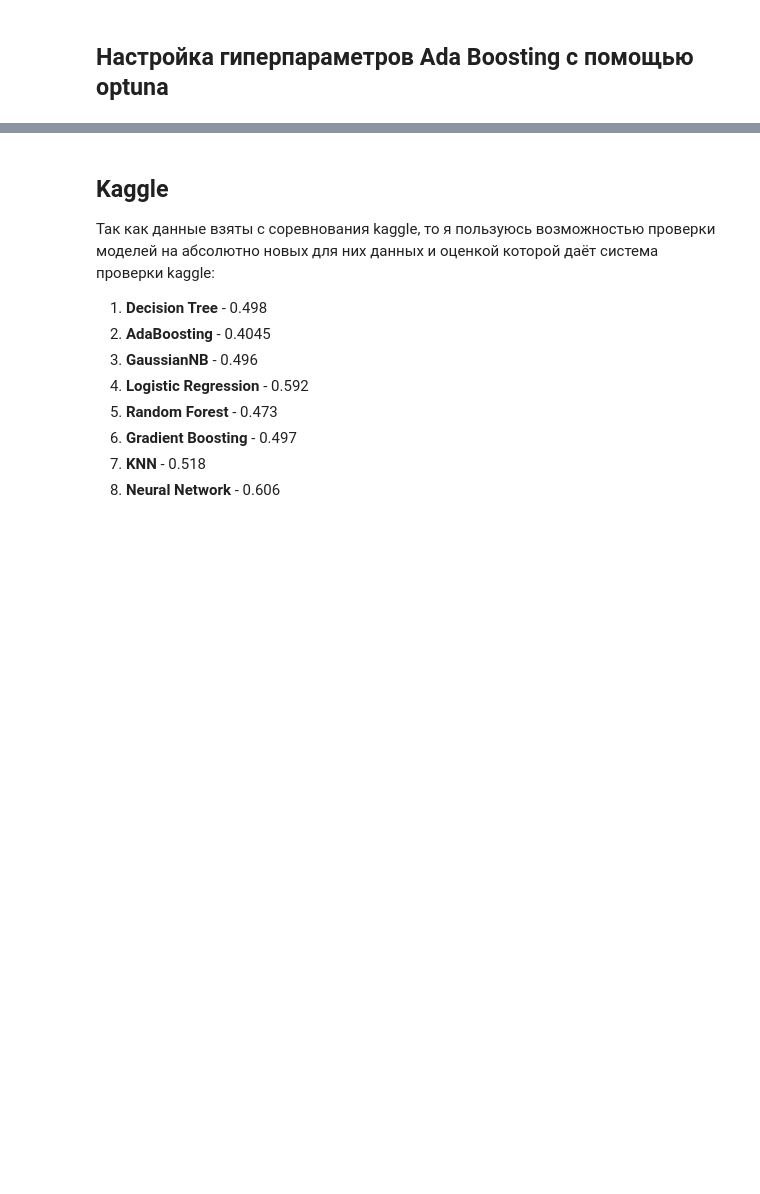
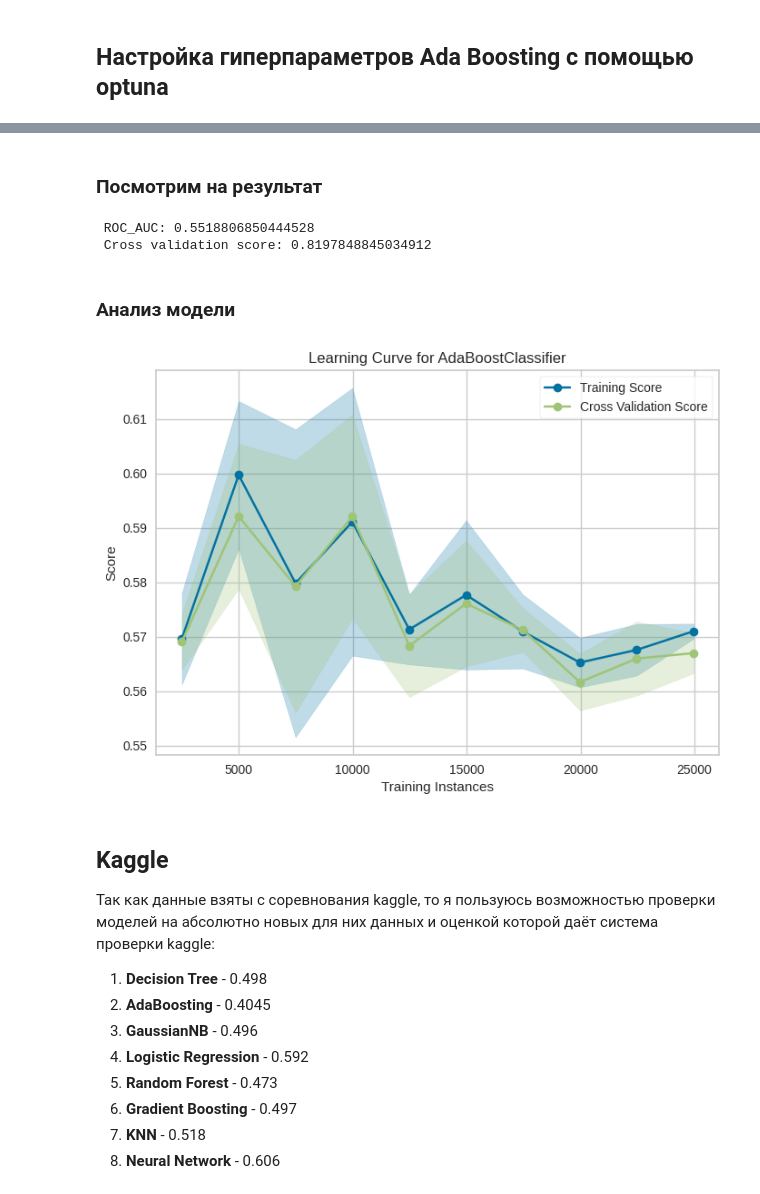
Before and after one commit to l00fi/bayes_optimization, a Jupyter notebook: main.ipynb, the cells around one changed output, grey strips where cells are left out. Saved outputs shown, nothing was run; the diff lists cells and outputs as text; code cells hidden in the pictures; blank space fills up the shorter version.

```diff
--- a/main.ipynb
+++ b/main.ipynb
@@ -548,4 +544,24 @@ KeyboardInterrupt
 KeyboardInterrupt:
+# %% [markdown]
+### Посмотрим на результат
+# %%
+from sklearn.ensemble import AdaBoostClassifier
+
+pipline = make_pipeline(AdaBoostClassifier())
+model_Ada = pipline.fit(X_train, y_train)
+print(f" ROC_AUC: {roc_auc_score(y_test, model_Ada.predict(X_test))}\n Cross validation score: {np.mean(cross_val_score(model_Ada, X, y, scoring="roc_auc"))}")
+# %% [output]
+ ROC_AUC: 0.5518806850444528
+ Cross validation score: 0.8197848845034912
+# %% [markdown]
+### Анализ модели
+# %%
+metric = make_scorer(roc_auc_score, response_method="predict")
+visualizer = LearningCurve(
+    model_Ada, scoring=metric, cv=StratifiedKFold(n_splits=3), train_sizes=np.linspace(0.1, 1.0, 10)
+).fit(X_test, y_test).show()
+# %% [output]
+[figure, added]
 # %% [markdown]
 ## Kaggle
 Так как данные взяты с соревнования kaggle, то я пользуюсь возможностью проверки моделей на абсолютно новых для них данных и оценкой которой даёт система проверки kaggle:
```
Also changed, not shown: parts of 20 cells of this notebook, 1 other file.
